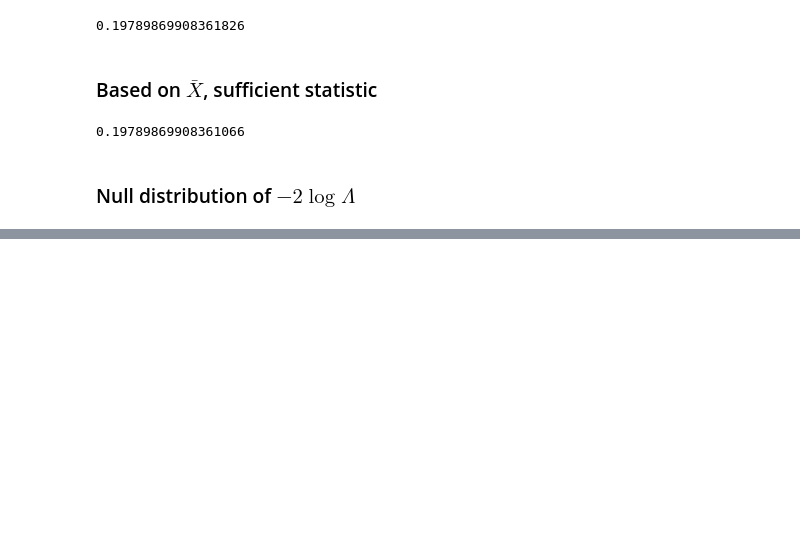
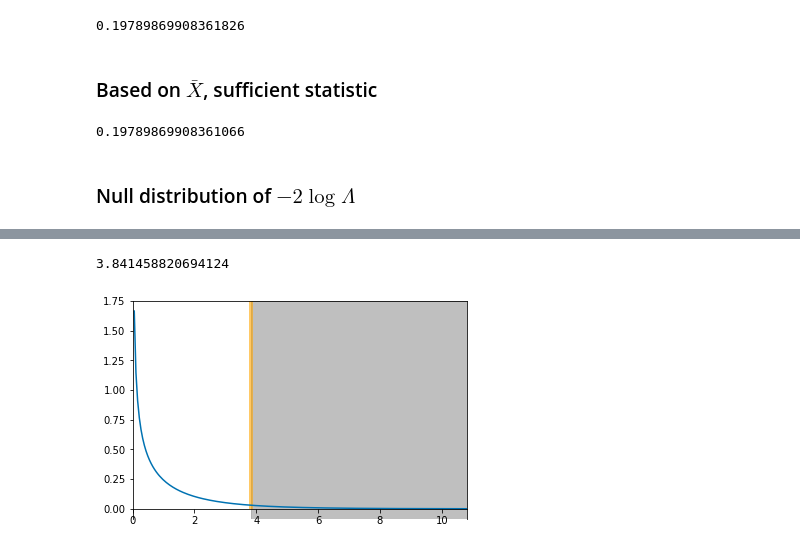
Before and after one commit to kevindavisross/stat427, a Jupyter notebook: Notebook06-LRT.ipynb, the cells around one changed output, grey strips where cells are left out. Cells and saved outputs as stored; diff of their text form; code cells hidden in the pictures; blank space fills up the shorter version.

```diff
--- a/Notebook06-LRT.ipynb
+++ b/Notebook06-LRT.ipynb
@@ -386,0 +383,9 @@ ChiSquare(1).quantile(1 - 0.05)
+# %%
+c0 = ChiSquare(1).quantile(1 - 0.05)
+ChiSquare(1).plot()
+plt.vlines(c0, 0, 2, color = 'orange', alpha=.6, linewidth=4)
+plt.axvspan(c0, 20, alpha = 0.5, color = 'gray');
+c0
+# %% [output]
+3.841458820694124
+[figure, added]
```
Also changed, not shown: parts of 12 cells of this notebook.
